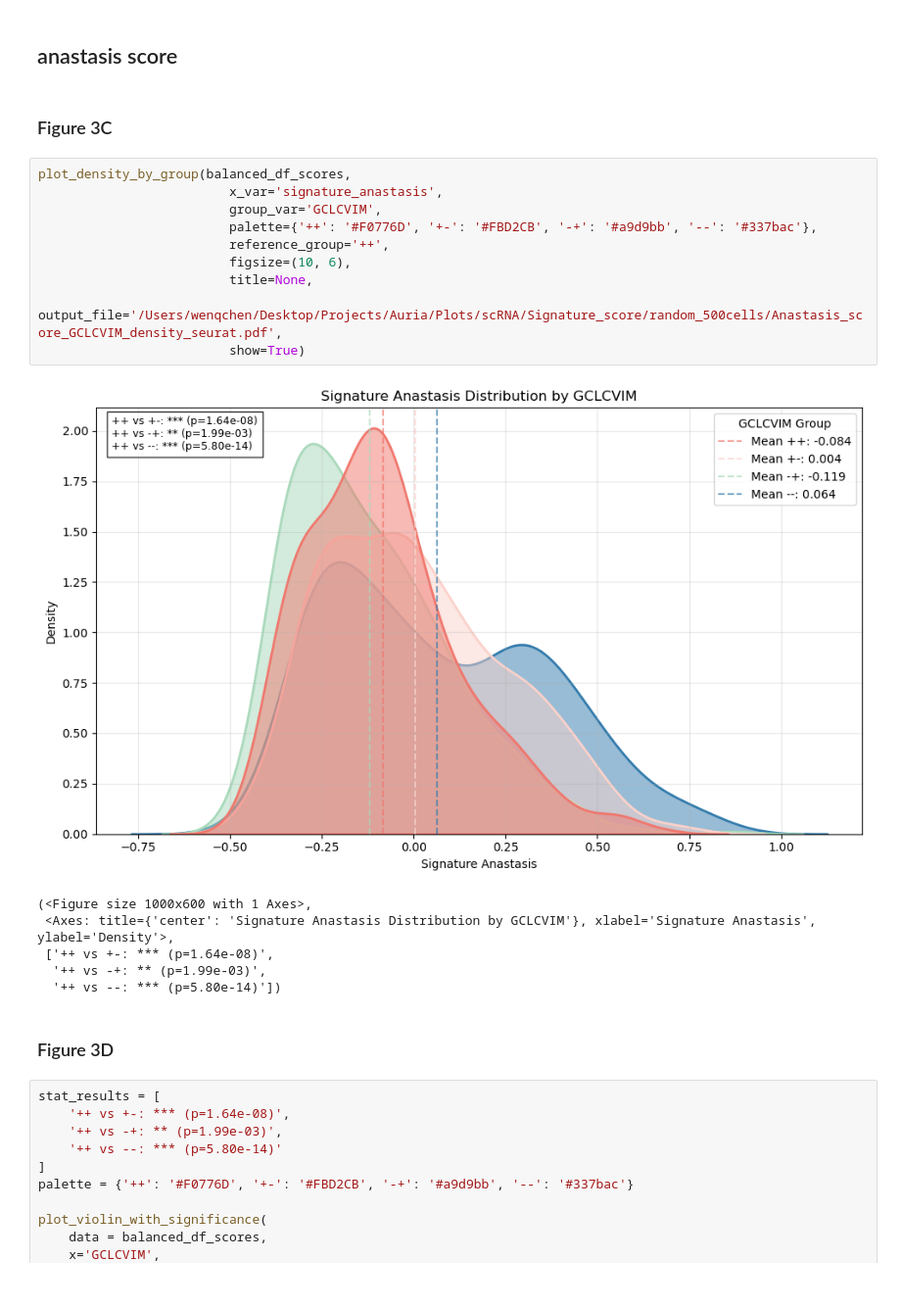
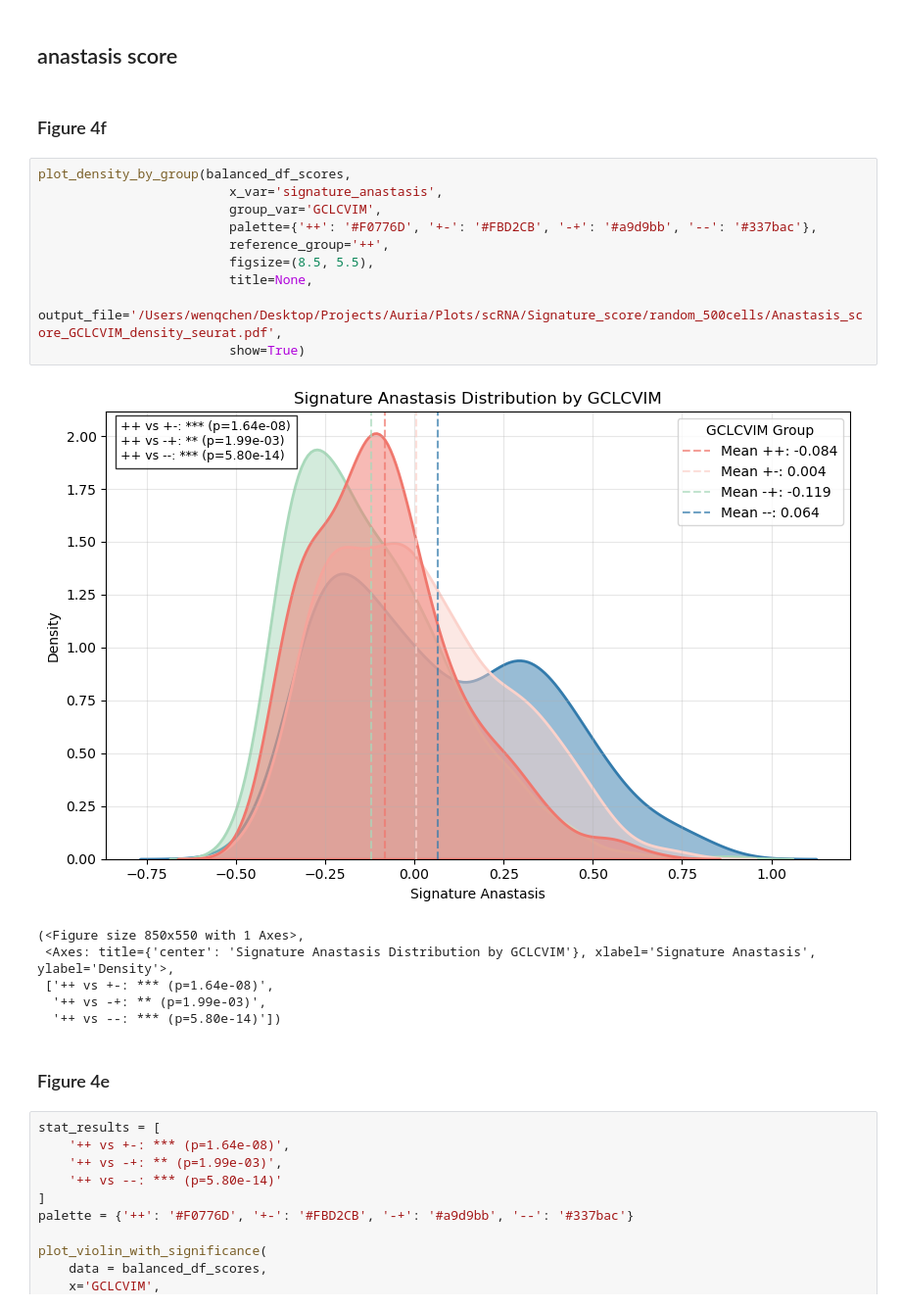
Before and after one commit to farkkilab/Auria_project, a Jupyter notebook: Codes/scRNA-seq/Proliferation_anastasis_score.ipynb, the cells around one changed output. Shown at 98% size. Saved outputs shown, nothing was run; the diff lists cells and outputs as text.

```diff
--- a/Codes/scRNA-seq/Proliferation_anastasis_score.ipynb
+++ b/Codes/scRNA-seq/Proliferation_anastasis_score.ipynb
@@ -353,26 +357,26 @@ Passing `palette` without assigning `hue` is deprecated and will be removed in v
 # %% [markdown]
 ## anastasis score
 # %% [markdown]
-### Figure 3C
+### Figure 4f
 # %%
 plot_density_by_group(balanced_df_scores,
                          x_var='signature_anastasis',
                          group_var='GCLCVIM',
                          palette={'++': '#F0776D', '+-': '#FBD2CB', '-+': '#a9d9bb', '--': '#337bac'},
                          reference_group='++',
-                         figsize=(10, 6),
+                         figsize=(8.5, 5.5),
                          title=None,
                          output_file='/Users/wenqchen/Desktop/Projects/Auria/Plots/scRNA/Signature_score/random_500cells/Anastasis_score_GCLCVIM_density_seurat.pdf',
                          show=True)
 # %% [output]
-[figure, old version]
+[figure, new version]
-(<Figure size 1000x600 with 1 Axes>,
+(<Figure size 850x550 with 1 Axes>,
  <Axes: title={'center': 'Signature Anastasis Distribution by GCLCVIM'}, xlabel='Signature Anastasis', ylabel='Density'>,
  ['++ vs +-: *** (p=1.64e-08)',
   '++ vs -+: ** (p=1.99e-03)',
   '++ vs --: *** (p=5.80e-14)'])
 # %% [markdown]
-### Figure 3D
+### Figure 4e
 # %%
 stat_results = [
     '++ vs +-: *** (p=1.64e-08)',
```
Also changed, not shown: parts of 4 cells of this notebook, 4 other files.
